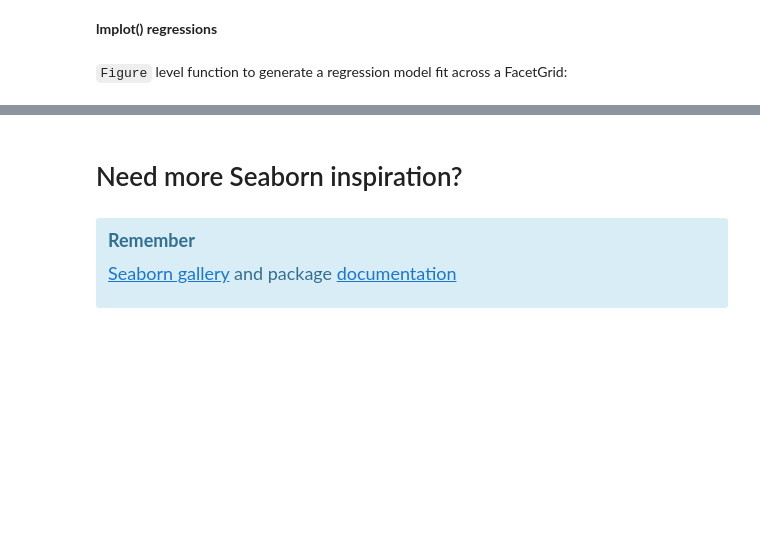
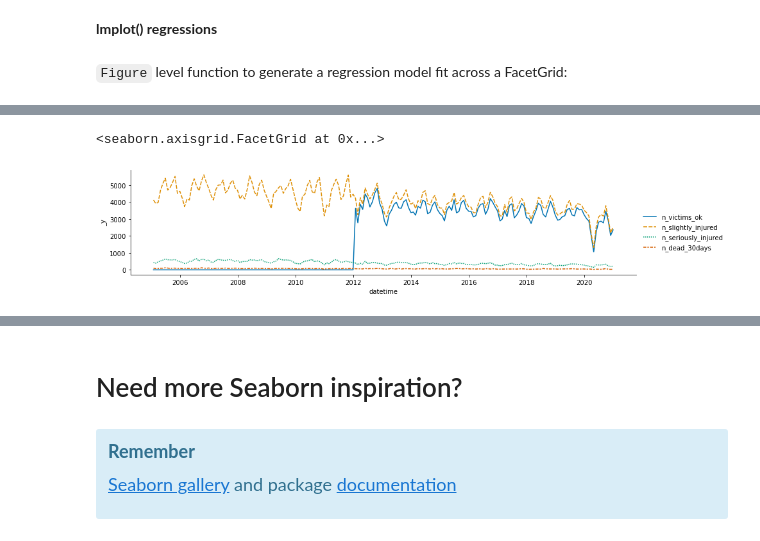
Before and after one commit to jorisvandenbossche/course-python-data, a Jupyter notebook: notebooks/visualization_02_seaborn.ipynb, the cells around one changed output, grey strips where cells are left out. Cells and saved outputs as stored; diff of their text form; code cells hidden in the pictures; blank space fills up the shorter version.

```diff
--- a/notebooks/visualization_02_seaborn.ipynb
+++ b/notebooks/visualization_02_seaborn.ipynb
@@ -332,0 +510,14 @@ g = sns.lmplot(
+# %%
+monthly_victim_counts = casualties.resample("M", on="datetime")[
+    ["n_victims_ok", "n_slightly_injured", "n_seriously_injured", "n_dead_30days"]
+].sum()
+# %%
+sns.relplot(
+    data=monthly_victim_counts,
+    kind="line",
+    palette="colorblind",
+    height=3, aspect=4,
+)
+# %% [output]
+<seaborn.axisgrid.FacetGrid at 0x...>
+[figure, added]
```
Also changed, not shown: parts of 31 cells of this notebook, 1 other file.
